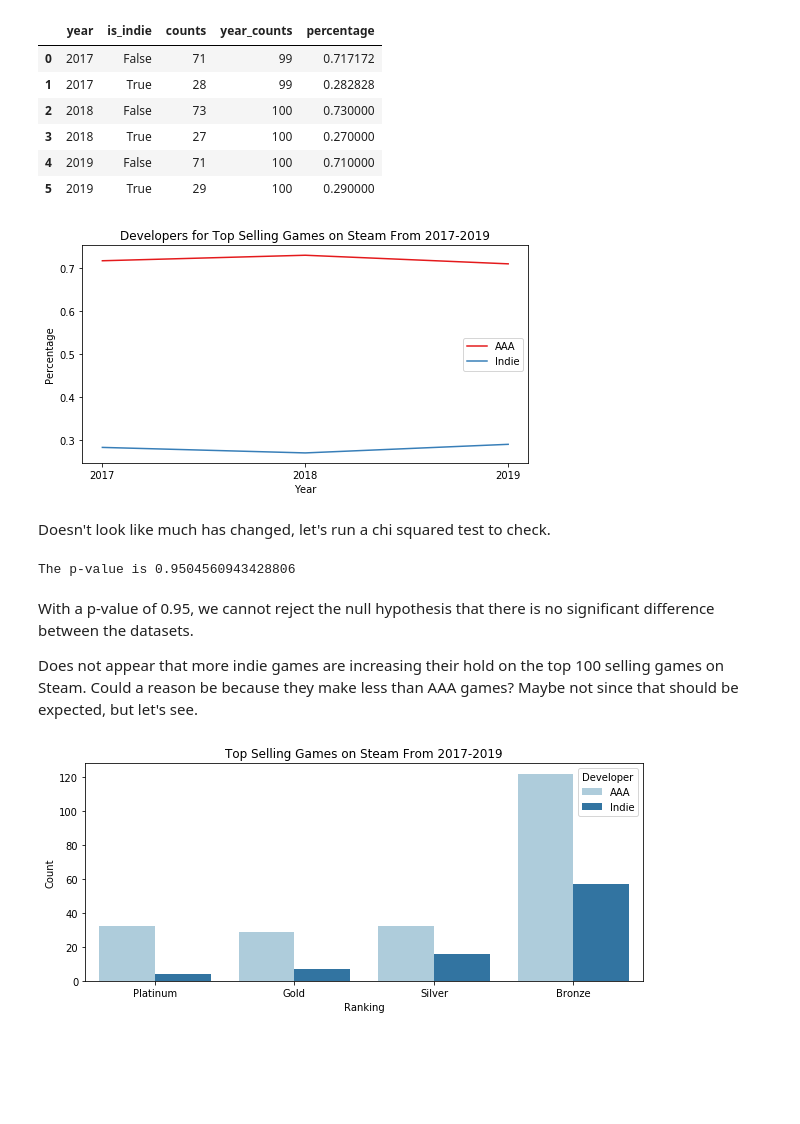
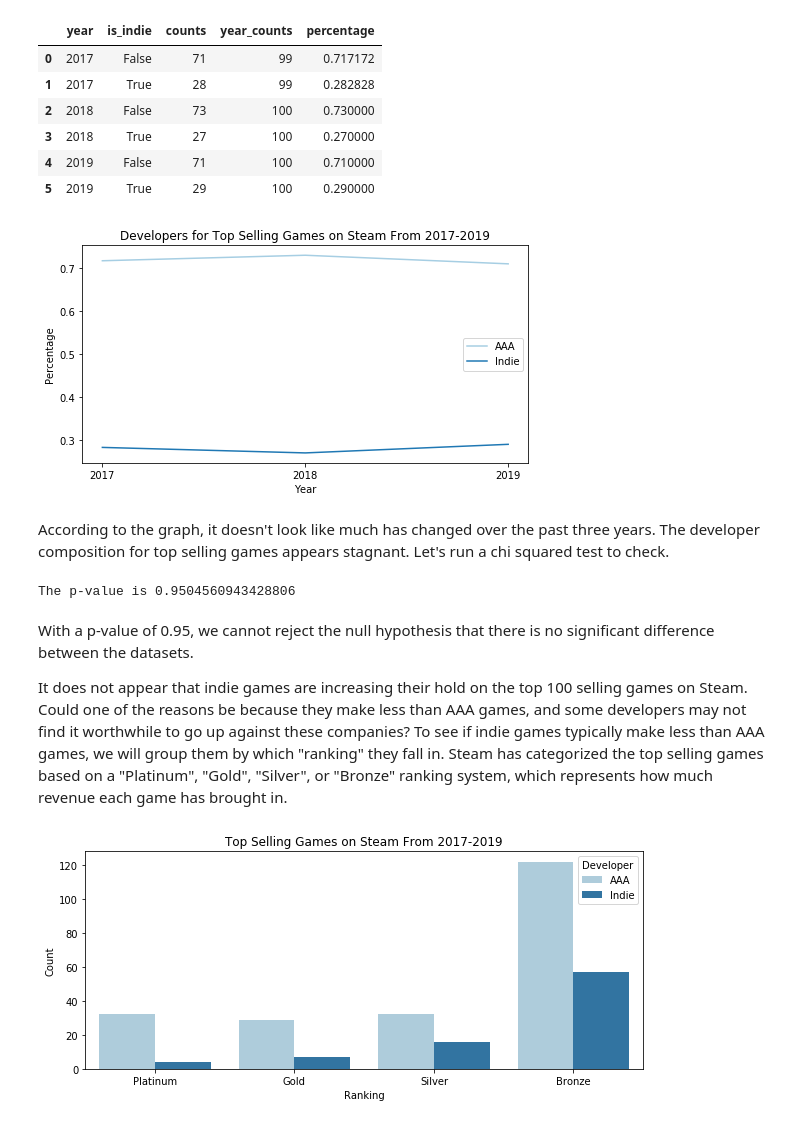
Before and after one commit to kaichang1/Steam, a Jupyter notebook: Steam.ipynb, the cells around one changed output. Drawn from its saved outputs; the diff is of its cells as text; code cells hidden in the pictures; blank space fills up the shorter version.

```diff
--- a/Steam.ipynb
+++ b/Steam.ipynb
@@ -210,19 +232,19 @@ indie_year_counts
 | 4 | 2019 | False | 71 | 100 | 0.710000 |
 | 5 | 2019 | True | 29 | 100 | 0.290000 |
 # %%
+sns.set_palette('Paired')
 fig, ax = plt.subplots(figsize=(8, 4))
-sns.set_palette('Set1')
 sns.lineplot(data=indie_year_counts, x='year', y='percentage', hue='is_indie')
 ax.set_xticks([2017, 2018, 2019])
 ax.legend(['AAA', 'Indie'])
 ax.set_xlabel('Year')
 ax.set_ylabel('Percentage')
 ax.set_title('Developers for Top Selling Games on Steam From 2017-2019')
 plt.show()
 # %% [output]
-[figure, old version]
+[figure, new version]
 # %% [markdown]
-Doesn't look like much has changed, let's run a chi squared test to check.
+According to the graph, it doesn't look like much has changed over the past three years. The developer composition for top selling games appears stagnant. Let's run a chi squared test to check.
 # %%
 X = [[71, 28],
      [73, 27],
@@ -235,5 +257,5 @@ The p-value is 0.9504560943428806
 # %% [markdown]
 With a p-value of 0.95, we cannot reject the null hypothesis that there is no significant difference between the datasets.
 
-Does not appear that more indie games are increasing their hold on the top 100 selling games on Steam. Could a reason be because they make less than AAA games? Maybe not since that should be expected, but let's see.
+It does not appear that indie games are increasing their hold on the top 100 selling games on Steam. Could one of the reasons be because they make less than AAA games, and some developers may not find it worthwhile to go up against these companies? To see if indie games typically make less than AAA games, we will group them by which "ranking" they fall in. Steam has categorized the top selling games based on a "Platinum", "Gold", "Silver", or "Bronze" ranking system, which represents how much revenue each game has brought in.
 # %%
```
Also changed, not shown: parts of 39 cells of this notebook.
